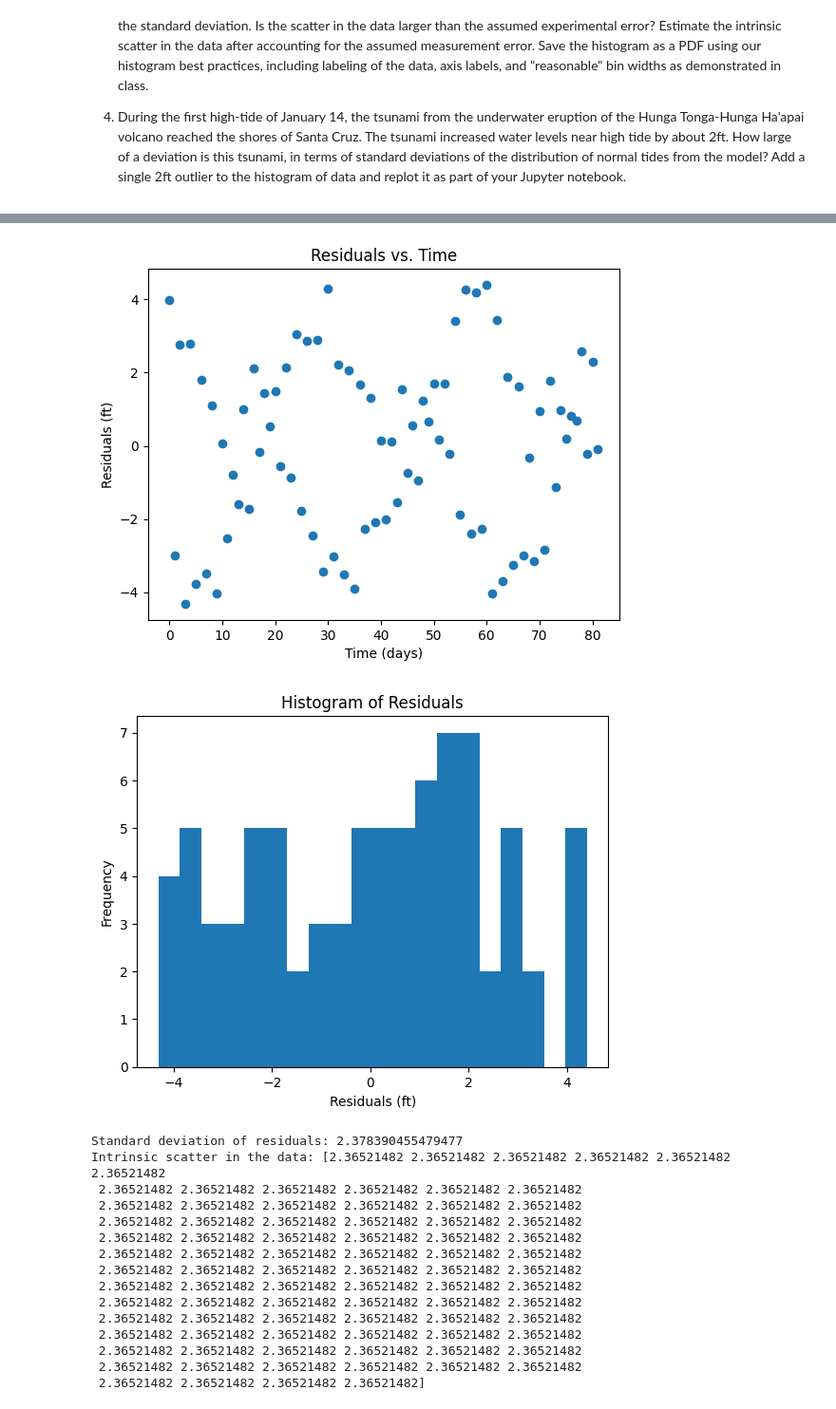
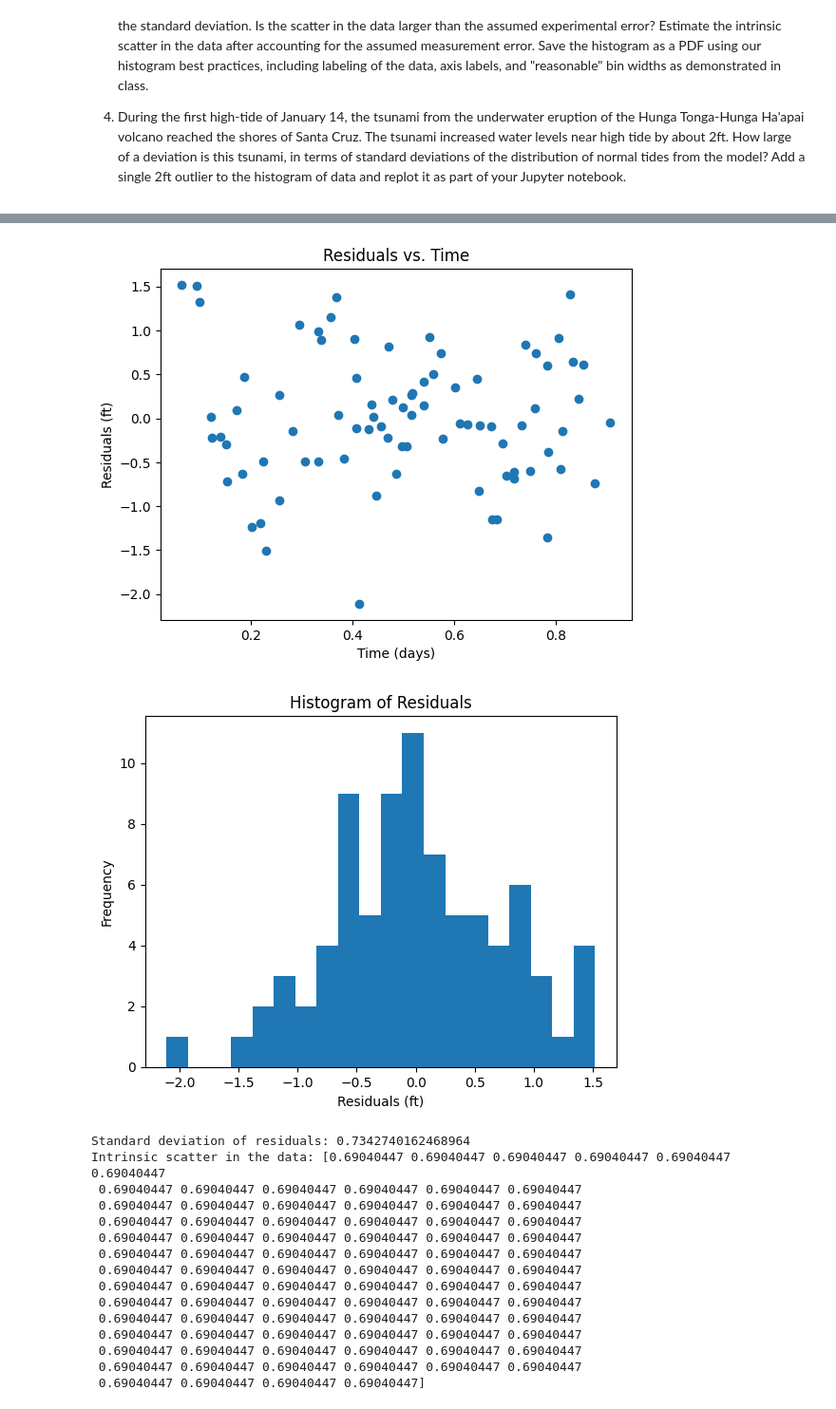
Before and after one commit to MasonD-007/ASTR-19-Practical-Programming, a Jupyter notebook: Group_Project/Final_Project.ipynb, the cells around one changed output, grey strips where cells are left out. Shown: that part at 95% size. Cells and saved outputs as stored; diff of their text form; code cells hidden in the pictures.

```diff
--- a/Group_Project/Final_Project.ipynb
+++ b/Group_Project/Final_Project.ipynb
@@ -35,7 +35,9 @@ from scipy.optimize import curve_fit
 with open("data.txt", "r") as infile:
     tide_data = infile.read().split("\n")
 
-day, time, height = [], [], []
+day = []
+time = []
+height = []
 
 
 def militaryTimeToDay(time):
@@ -51,12 +53,3 @@ for line in tide_data[3:]:
     day.append(int(lineData[0]))
     time.append(militaryTimeToDay(lineData[1]))
     height.append(float(lineData[2]))
-
-x = np.array(day) + np.array(time)
-y = np.array(height)
-y_err = np.ones_like(y) * 0.25
-
-
-# Define the oscillatory function
-def func(x, a, b, c, d):
-    return a * np.sin((b * x) + c) + d
@@ -79,0 +56,28 @@ fig1.savefig("tide_height_over_time.pdf")
+# %%
+"""Data is no in pattern but the best fit line is a sin wave"""
+# x = np.array(day) + np.array(time)
+"""Data looks like a sin wave but the best fit line is crazy"""
+x = np.array(time)
+
+y = np.array(height)
+y_err = np.full(len(y), 0.25)
+
+
+# Define the oscillatory function
+def oscfunc(x, a, b, c, d):
+    return a * np.sin(b * x + c) + d
+
+# Fit the oscillatory function to the tide data
+params, _ = curve_fit(oscfunc, x, y, sigma=y_err)
+
+x_model = np.sort(x)
+y_model = oscfunc(x_model, params[0], params[1], params[2], params[3])
+
+
+plt.errorbar(x, y, y_err, fmt="o", label="data")
+plt.plot(x_model, y_model, color="red", label="fitted function")
+plt.xlabel("Time (s)")
+plt.ylabel("Height (feet)")
+plt.title("Tide Height vs. Time")
+plt.legend(frameon=False)
+plt.show()
@@ -80,48 +86,48 @@ fig1.savefig("tide_height_over_time.pdf")
 # %%
 # Calculate the residuals
-residuals = y - np.array(func(x, *params))
+residuals = y - np.array(oscfunc(x, *params))
 
 # Plot the residuals
-plt.plot(residuals, 'o')
+plt.plot(x, residuals, 'o')
 plt.xlabel('Time (days)')
 plt.ylabel('Residuals (ft)')
 plt.title('Residuals vs. Time')
 plt.show()
 
 # Plot a histogram of the residuals
 plt.hist(residuals, bins=20)
 plt.xlabel('Residuals (ft)')
 plt.ylabel('Frequency')
 plt.title('Histogram of Residuals')
 plt.savefig('histogram_of_residuals.pdf', bbox_inches='tight')
 plt.show()
 
 # Calculate the standard deviation of the residuals
 std_dev = np.std(residuals)
 
 # Calculate the intrinsic scatter in the data
 intrinsic_scatter = np.sqrt(std_dev**2 - y_err**2)
 
 print('Standard deviation of residuals:', std_dev)
 print('Intrinsic scatter in the data:', intrinsic_scatter)
 # %% [output]
-[figure, old version]
+[figure, new version]
-[figure, old version]
+[figure, new version]
-Standard deviation of residuals: 2.378390455479477
-Intrinsic scatter in the data: [2.36521482 2.36521482 2.36521482 2.36521482 2.36521482 2.36521482
- 2.36521482 2.36521482 2.36521482 2.36521482 2.36521482 2.36521482
- 2.36521482 2.36521482 2.36521482 2.36521482 2.36521482 2.36521482
- 2.36521482 2.36521482 2.36521482 2.36521482 2.36521482 2.36521482
- 2.36521482 2.36521482 2.36521482 2.36521482 2.36521482 2.36521482
- 2.36521482 2.36521482 2.36521482 2.36521482 2.36521482 2.36521482
- 2.36521482 2.36521482 2.36521482 2.36521482 2.36521482 2.36521482
- 2.36521482 2.36521482 2.36521482 2.36521482 2.36521482 2.36521482
- 2.36521482 2.36521482 2.36521482 2.36521482 2.36521482 2.36521482
- 2.36521482 2.36521482 2.36521482 2.36521482 2.36521482 2.36521482
- 2.36521482 2.36521482 2.36521482 2.36521482 2.36521482 2.36521482
- 2.36521482 2.36521482 2.36521482 2.36521482 2.36521482 2.36521482
- 2.36521482 2.36521482 2.36521482 2.36521482 2.36521482 2.36521482
- 2.36521482 2.36521482 2.36521482 2.36521482]
+Standard deviation of residuals: 0.7342740162468964
+Intrinsic scatter in the data: [0.69040447 0.69040447 0.69040447 0.69040447 0.69040447 0.69040447
+ 0.69040447 0.69040447 0.69040447 0.69040447 0.69040447 0.69040447
+ 0.69040447 0.69040447 0.69040447 0.69040447 0.69040447 0.69040447
+ 0.69040447 0.69040447 0.69040447 0.69040447 0.69040447 0.69040447
+ 0.69040447 0.69040447 0.69040447 0.69040447 0.69040447 0.69040447
+ 0.69040447 0.69040447 0.69040447 0.69040447 0.69040447 0.69040447
+ 0.69040447 0.69040447 0.69040447 0.69040447 0.69040447 0.69040447
+ 0.69040447 0.69040447 0.69040447 0.69040447 0.69040447 0.69040447
+ 0.69040447 0.69040447 0.69040447 0.69040447 0.69040447 0.69040447
+ 0.69040447 0.69040447 0.69040447 0.69040447 0.69040447 0.69040447
+ 0.69040447 0.69040447 0.69040447 0.69040447 0.69040447 0.69040447
+ 0.69040447 0.69040447 0.69040447 0.69040447 0.69040447 0.69040447
+ 0.69040447 0.69040447 0.69040447 0.69040447 0.69040447 0.69040447
+ 0.69040447 0.69040447 0.69040447 0.69040447]
 # %%
 # Calculate the z-score of the tsunami height
 tsunami_height = 2.0
```
Also changed, not shown: parts of 3 cells of this notebook, 3 other files.
